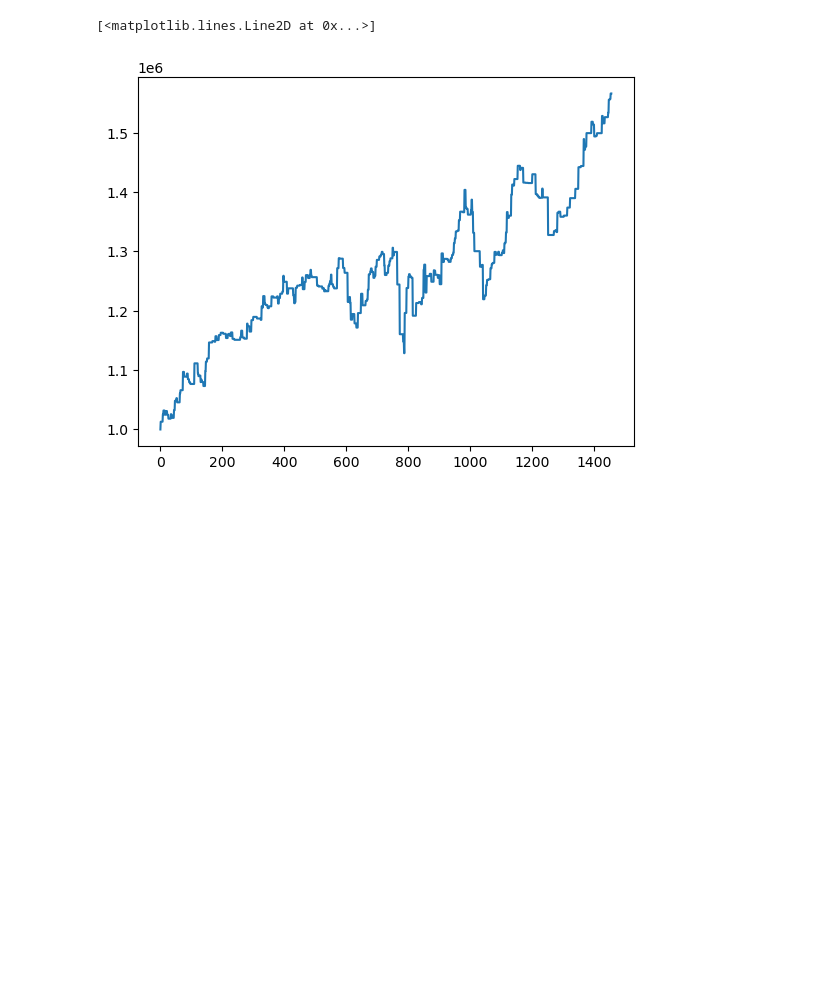
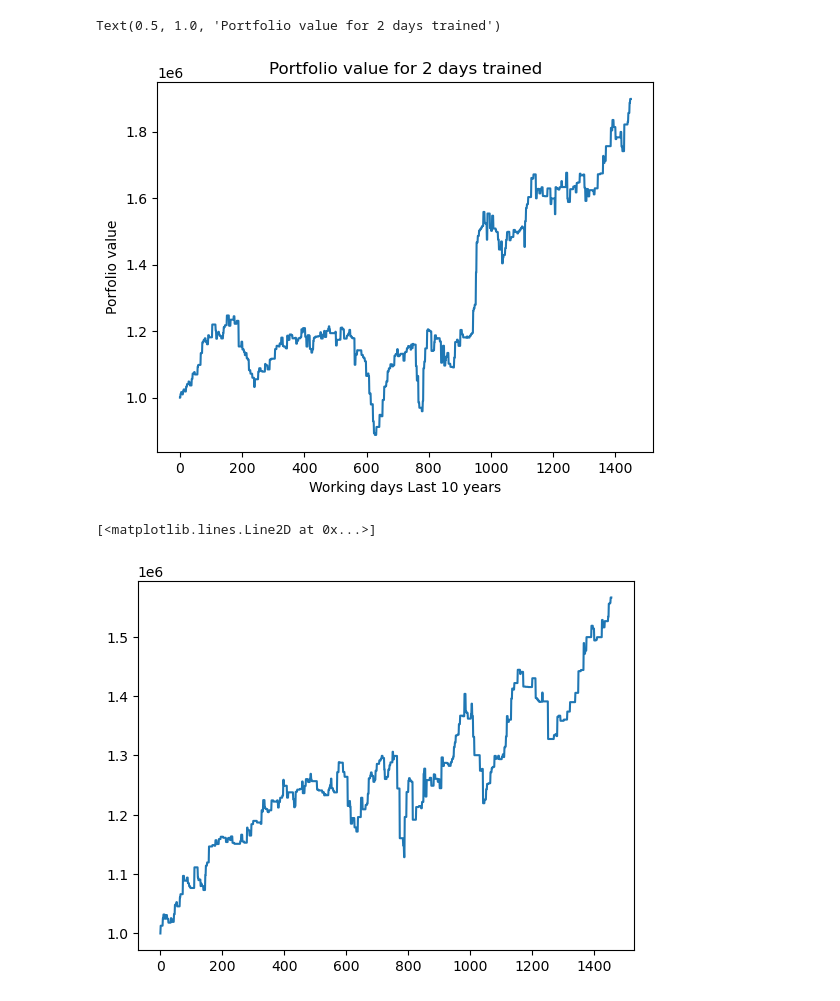
Before and after one commit to log-xp/dmdstocks.info, a Jupyter notebook: backtest_v2.ipynb, the cells around one changed output. Drawn from its saved outputs; the diff is of its cells as text; code cells hidden in the pictures; blank space fills up the shorter version.

```diff
--- a/backtest_v2.ipynb
+++ b/backtest_v2.ipynb
@@ -134,3 +136,11 @@ plt.plot(perf[0])
+# %%
+plt.plot(perf[0])
+plt.xlabel("Working days Last 10 years")
+plt.ylabel("Porfolio value")
+plt.title("Portfolio value for 2 days trained")
+# %% [output]
+Text(0.5, 1.0, 'Portfolio value for 2 days trained')
+[figure, added]
 # %%
 plt.plot(portfolio)
 # %% [output]
```
Also changed, not shown: parts of 6 cells of this notebook.
